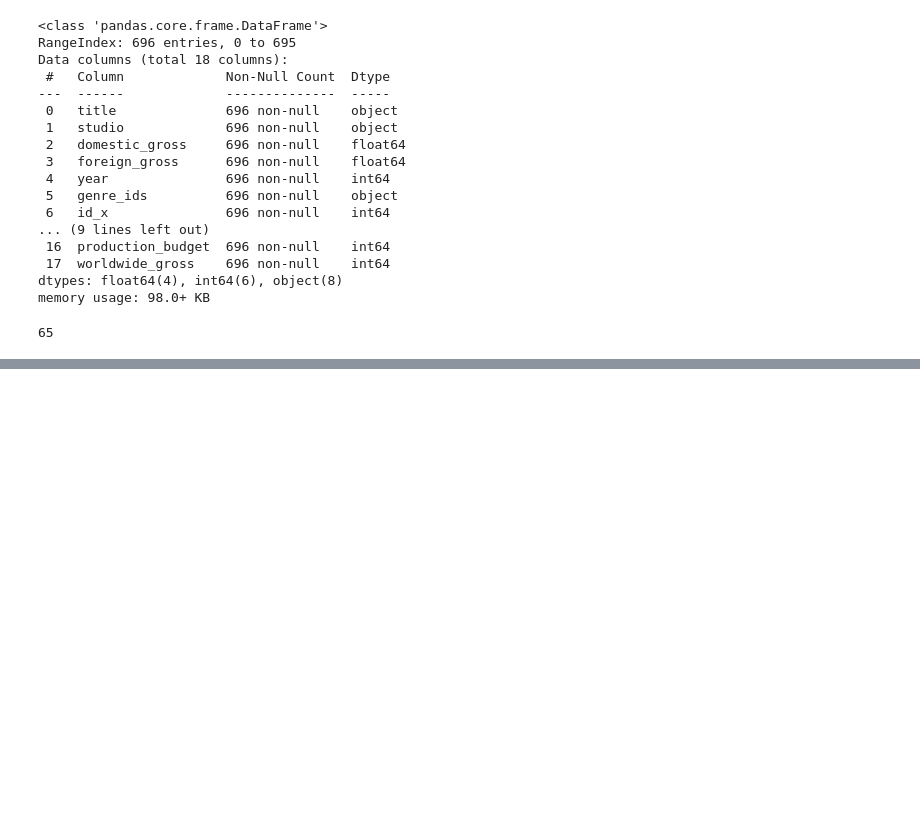
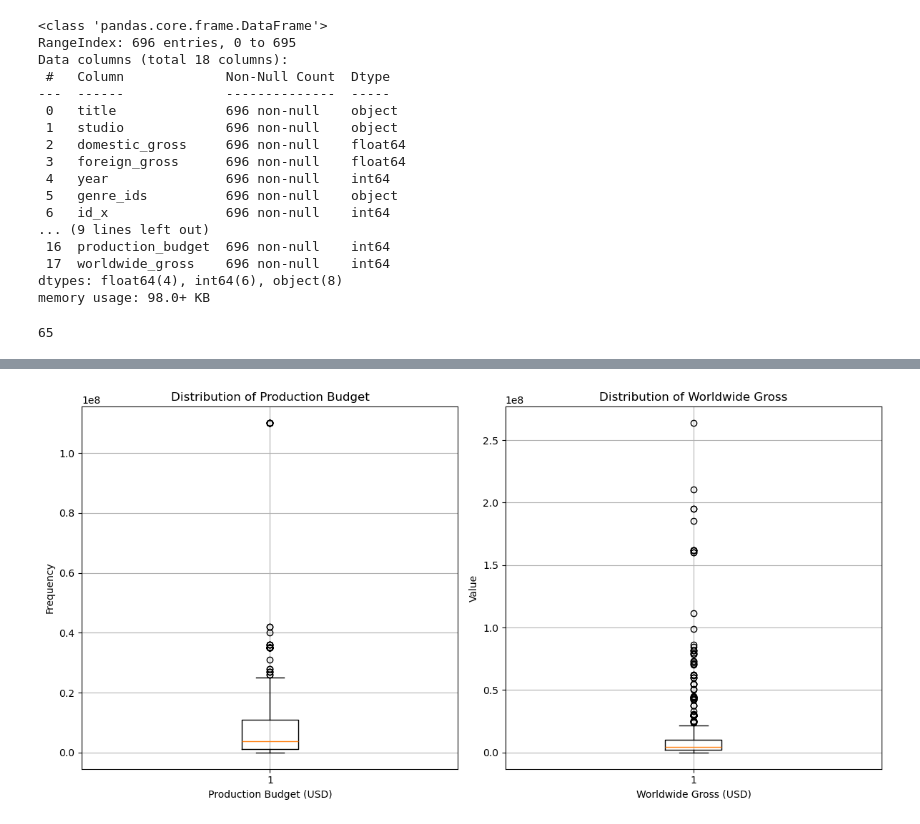
Before and after one commit to victormuuo07/Project_trial2, a Jupyter notebook: index.ipynb, the cells around one changed output, grey strips where cells are left out. Saved outputs shown, nothing was run; the diff lists cells and outputs as text; code cells hidden in the pictures; blank space fills up the shorter version.

```diff
--- a/index.ipynb
+++ b/index.ipynb
@@ -286,0 +345,23 @@ merged_data.duplicated().sum()
+# %%
+# Create subplots for better organization
+fig, (ax1, ax2) = plt.subplots(1, 2, figsize=(12, 6))
+
+# Histogram for Production Budget
+ax1.boxplot(merged_data['production_budget'])
+ax1.set_title('Distribution of Production Budget')
+ax1.set_xlabel('Production Budget (USD)')
+ax1.set_ylabel('Frequency')
+ax1.grid(True)
+
+# Boxplot for Worldwide Gross
+ax2.boxplot(merged_data['worldwide_gross'])
+ax2.set_title('Distribution of Worldwide Gross')
+ax2.set_xlabel('Worldwide Gross (USD)')
+ax2.set_ylabel('Value')
+ax2.grid(True)
+
+# Adjust layout and display the plot
+plt.tight_layout()
+plt.show()
+# %% [output]
+[figure, added]
```
Also changed, not shown: parts of 10 cells of this notebook.
